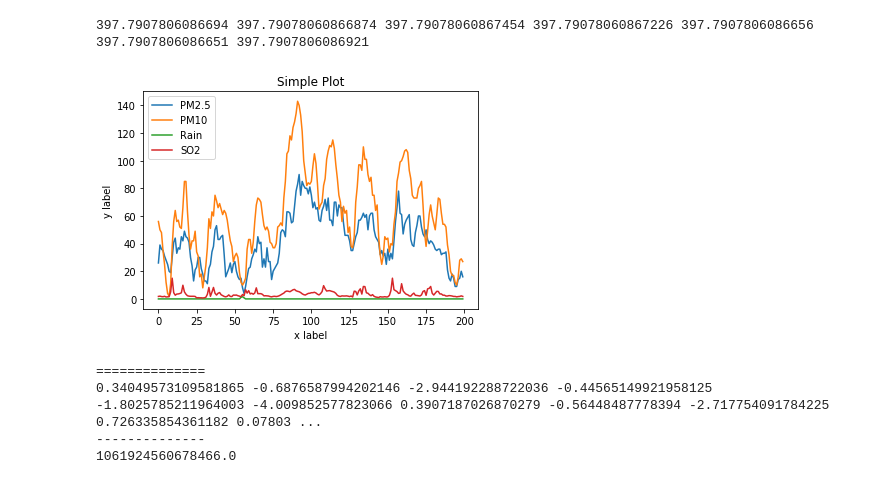
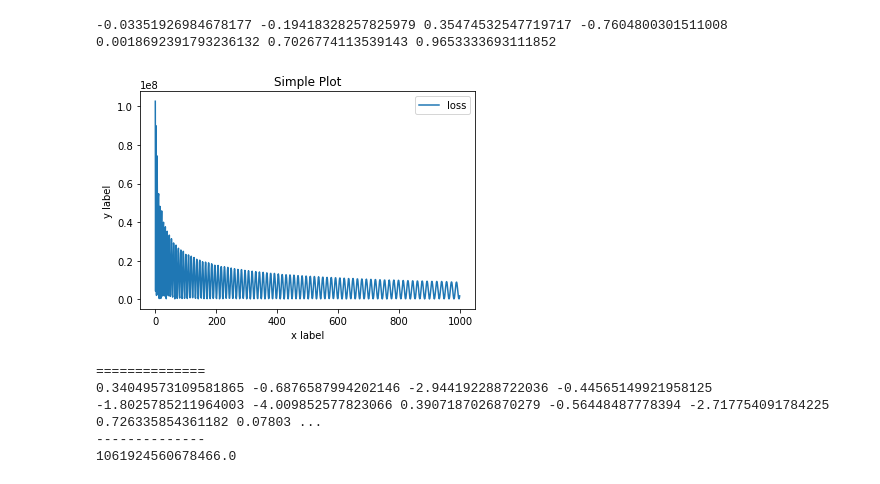
Before and after one commit to Newlooc/regression, a Jupyter notebook: Untitled.ipynb, the cells around one changed output. Cells and saved outputs as stored; diff of their text form; code cells hidden in the pictures.

```diff
--- a/Untitled.ipynb
+++ b/Untitled.ipynb
@@ -28,83 +28,91 @@ pm10 = getValue('PM10')
 rain = getValue('RAINFALL')
 so2  = getValue('SO2')
 
+#前6推7
 rangeOfDataKey = range(len(pm25) - 6)
 w1 = w2 = w3 = w4 = w5 = w6 = b =1
 w1gpart1 = w2gpart1 = w3gpart1 = w4gpart1 = w5gpart1 = w6gpart1 = bgpart1 = 0
 w1gpart2 = w2gpart2 = w3gpart2 = w4gpart2 = w5gpart2 = w6gpart2 = bgpart2 = 0
 w1g = w2g = w3g = w4g = w5g = w6g = bg = 0
 adw1 = adw2 = adw3 = adw4 = adw5 = adw6 = adb = 0
+loss = 0
+loss_h = []
 lr = 1
 
-for n in range(10000) :
+for n in range(1000) :
+    #loss function中的求和
     for i in rangeOfDataKey :
         #求梯度
         #w1
-        w1gpart1 = 2 * (w1 * pm25[i] + w2 * pm25[i + 1] + w3 * pm25[i + 2] + w4 * pm25[i + 3] + w5 * pm25[i + 4] + w6 * pm25[i + 5])
+        w1gpart1 = 2 * (pm25[i + 6] - (w1 * pm25[i] + w2 * pm25[i + 1] + w3 * pm25[i + 2] + w4 * pm25[i + 3] + w5 * pm25[i + 4] + w6 * pm25[i + 5] + b))
         w1gpart2 = -1 * pm25[i]
         w1g += w1gpart1 * w1gpart2
         #w2
-        w2gpart1 = 2 * (w1 * pm25[i] + w2 * pm25[i + 1] + w3 * pm25[i + 2] + w4 * pm25[i + 3] + w5 * pm25[i + 4] + w6 * pm25[i + 5])
+        w2gpart1 = 2 * (pm25[i + 6] - (w1 * pm25[i] + w2 * pm25[i + 1] + w3 * pm25[i + 2] + w4 * pm25[i + 3] + w5 * pm25[i + 4] + w6 * pm25[i + 5] + b))
         w2gpart2 = -1 * pm25[i+1]
         w2g += w2gpart1 * w2gpart2
         #w3
-        w3gpart1 = 2 * (w1 * pm25[i] + w2 * pm25[i + 1] + w3 * pm25[i + 2] + w4 * pm25[i + 3] + w5 * pm25[i + 4] + w6 * pm25[i + 5])
+        w3gpart1 = 2 * (pm25[i + 6] - (w1 * pm25[i] + w2 * pm25[i + 1] + w3 * pm25[i + 2] + w4 * pm25[i + 3] + w5 * pm25[i + 4] + w6 * pm25[i + 5] + b))
         w3gpart2 = -1 * pm25[i+2]
         w3g += w3gpart1 * w3gpart2
         #w4
-        w4gpart1 = 2 * (w1 * pm25[i] + w2 * pm25[i + 1] + w3 * pm25[i + 2] + w4 * pm25[i + 3] + w5 * pm25[i + 4] + w6 * pm25[i + 5])
+        w4gpart1 = 2 * (pm25[i + 6] - (w1 * pm25[i] + w2 * pm25[i + 1] + w3 * pm25[i + 2] + w4 * pm25[i + 3] + w5 * pm25[i + 4] + w6 * pm25[i + 5] + b))
         w4gpart2 = -1 * pm25[i+3]
         w4g += w4gpart1 * w4gpart2
         #w5
-        w5gpart1 = 2 * (w1 * pm25[i] + w2 * pm25[i + 1] + w3 * pm25[i + 2] + w4 * pm25[i + 3] + w5 * pm25[i + 4] + w6 * pm25[i + 5])
+        w5gpart1 = 2 * (pm25[i + 6] - (w1 * pm25[i] + w2 * pm25[i + 1] + w3 * pm25[i + 2] + w4 * pm25[i + 3] + w5 * pm25[i + 4] + w6 * pm25[i + 5] + b))
         w5gpart2 = -1 * pm25[i+4]
         w5g += w5gpart1 * w5gpart2
         #w6
-        w6gpart1 = 2 * (w1 * pm25[i] + w2 * pm25[i + 1] + w3 * pm25[i + 2] + w4 * pm25[i + 3] + w5 * pm25[i + 4] + w6 * pm25[i + 5])
+        w6gpart1 = 2 * (pm25[i + 6] - (w1 * pm25[i] + w2 * pm25[i + 1] + w3 * pm25[i + 2] + w4 * pm25[i + 3] + w5 * pm25[i + 4] + w6 * pm25[i + 5] + b))
         w6gpart2 = -1 * pm25[i+5]
         w6g += w6gpart1 * w6gpart2
         #b
-        bgpart1 = 2 * (w1 * pm25[i] + w2 * pm25[i + 1] + w3 * pm25[i + 2] + w4 * pm25[i + 3] + w5 * pm25[i + 4] + w6 * pm25[i + 5])
+        bgpart1 = 2 * (pm25[i + 6] - (w1 * pm25[i] + w2 * pm25[i + 1] + w3 * pm25[i + 2] + w4 * pm25[i + 3] + w5 * pm25[i + 4] + w6 * pm25[i + 5] + b))
         bgpart2 = -1
         bg += bgpart1 * bgpart2
 
+        loss += (pm25[i + 6] - (w1 * pm25[i] + w2 * pm25[i + 1] + w3 * pm25[i + 2] + w4 * pm25[i + 3] + w5 * pm25[i + 4] + w6 * pm25[i + 5] + b))**2
+
+    loss_h.append(loss)
+    loss = 0
     #adagrad 根号下部分
     adw1 += w1g**2
     adw2 += w2g**2
     adw3 += w3g**2
     adw4 += w4g**2
     adw5 += w5g**2
     adw6 += w6g**2
     adb += bg**2
 
     w1 -= lr / np.sqrt(adw1) * w1g
     w2 -= lr / np.sqrt(adw2) * w2g
     w3 -= lr / np.sqrt(adw3) * w3g
     w4 -= lr / np.sqrt(adw4) * w4g
     w5 -= lr / np.sqrt(adw5) * w5g
     w6 -= lr / np.sqrt(adw6) * w6g
     b -= lr / np.sqrt(adb) * bg
 
 print(w1, w2, w3, w4, w5, w6, b)
 exit
-x = range(200)
-
-plt.plot(x, pm25[0:200], label='PM2.5')
-plt.plot(x, pm10[0:200], label='PM10')
-plt.plot(x, rain[0:200], label='Rain')
-plt.plot(x, so2[0:200], label='SO2')
+x = range(len(loss_h))
+plt.plot(x, loss_h, label='loss')
+#plt.plot(x, pm25[0:200], label='PM2.5')
+#plt.plot(x, pm10[0:200], label='PM10')
+#plt.plot(x, rain[0:200], label='Rain')
+#plt.plot(x, so2[0:200], label='SO2')
 
 plt.xlabel('x label')
 plt.ylabel('y label')
 
 plt.title("Simple Plot")
 
 plt.legend()
 
 plt.show()
 # %% [output]
-397.7907806086694 397.79078060866874 397.79078060867454 397.79078060867226 397.7907806086656 397.7907806086651 397.7907806086921
+-0.03351926984678177 -0.19418328257825979 0.35474532547719717 -0.7604800301511008 0.0018692391793236132 0.7026774113539143 0.9653333693111852
-[figure, old version]
+[figure, new version]
 # %%
 1061924560678466.0
 171973530196944.7
```
Also changed, not shown: 1 other file.
